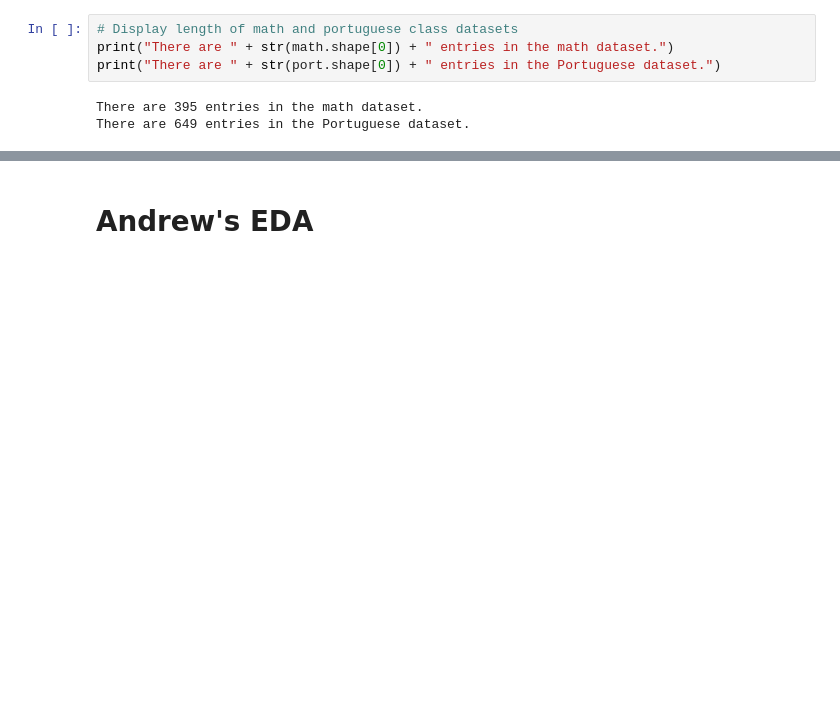
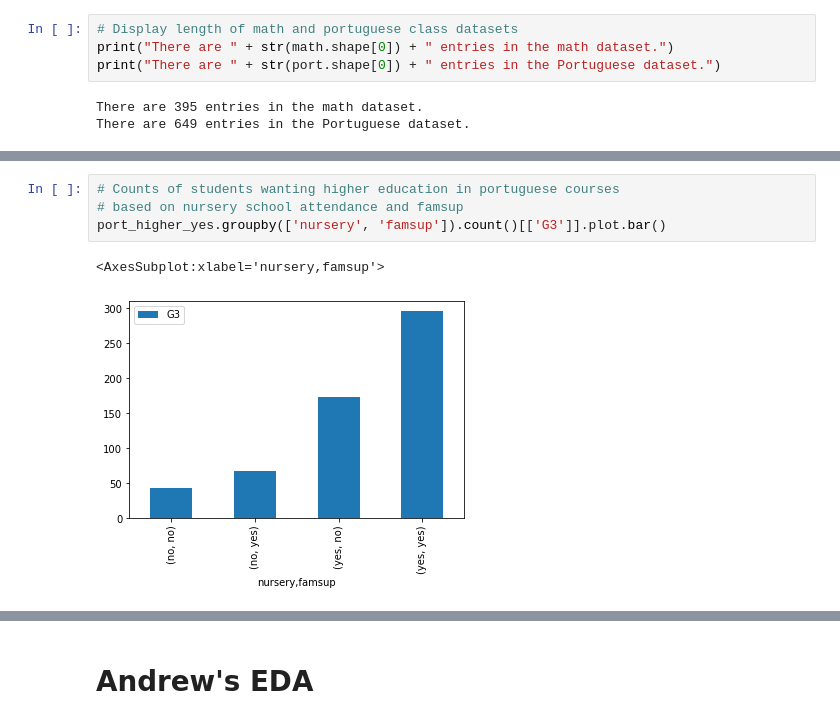
Before and after one commit to arenriquez/data144finalproj, a Jupyter notebook: Untitled.ipynb, the cells around one changed output, grey strips where cells are left out. Saved outputs shown, nothing was run; the diff lists cells and outputs as text; blank space fills up the shorter version.

```diff
--- a/Untitled.ipynb
+++ b/Untitled.ipynb
@@ -176,0 +106,7 @@ port.groupby(['goout', 'Dalc']).count()[['school']]
+# %%
+# Counts of students wanting higher education in portuguese courses
+# based on nursery school attendance and famsup
+port_higher_yes.groupby(['nursery', 'famsup']).count()[['G3']].plot.bar()
+# %% [output]
+<AxesSubplot:xlabel='nursery,famsup'>
+[figure, added]
```
Also changed, not shown: parts of 17 cells of this notebook.
